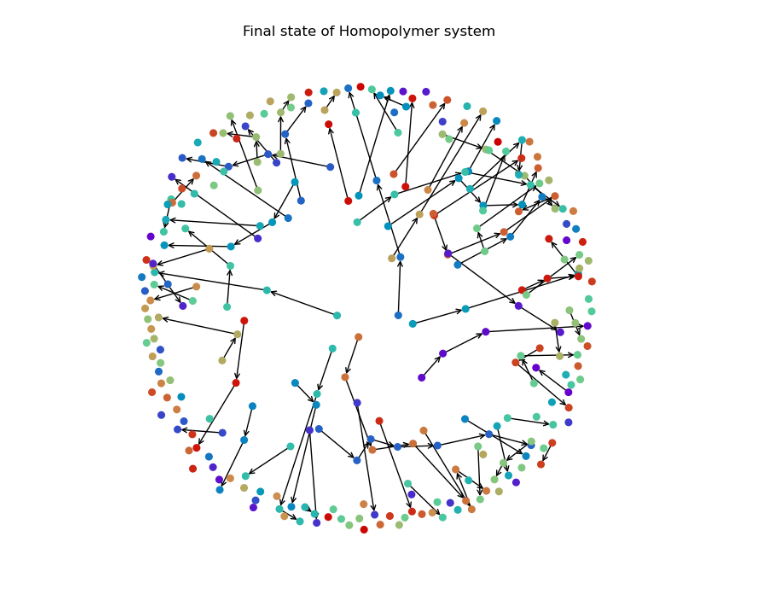
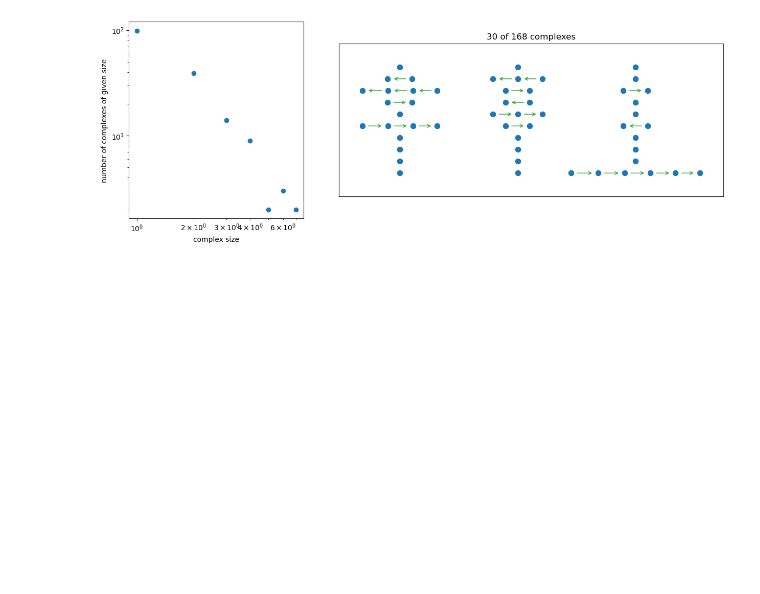
Before and after one commit to Rebecca-J-Rousseau/RousseauKinney2024_algebra, a Jupyter notebook: fast_gillespie/fast_homopolymer.ipynb, the cells around one changed output. Saved outputs shown, nothing was run; the diff lists cells and outputs as text; code cells hidden in the pictures; blank space fills up the shorter version.

```diff
--- a/fast_gillespie/fast_homopolymer.ipynb
+++ b/fast_gillespie/fast_homopolymer.ipynb
@@ -63,4 +65,36 @@ interactions_param =  40.0
-# %%
-fgv.plot_state(particle=A, interaction=J, directed=True, system_name='Homopolymer')
-# %% [output]
-[figure, removed]
+# %%
+# Compute nodes and edges
+nodes=[(f'A_{i[0]}',{'class':'A'}) for i in A.indices]
+edges=[(f'A_{i}', f'A_{j}', {'class':'J'}) for i,j in J.indices]
+
+# Specify properties for visualize_complexes
+node_properties={
+    'A': {'node_color': 'C0', 'node_shape': 'o', 'node_size':50},
+}
+edge_properties= {
+    'J': {'edge_color': 'C2', 'width': 1, 'arrowstyle': '->', 'arrowsize': 10}
+}
+
+# Make figure
+fig = plt.figure(figsize=(15,5))
+gs = gridspec.GridSpec(1, 3, figure=fig)
+
+# Plot complex sizes
+ax = fig.add_subplot(gs[0, 0])
+fgv.show_complex_sizes(nodes, edges, ax=ax)
+
+# Illustrate complexes
+ax = fig.add_subplot(gs[0, 1:])
+fgv.visualize_complexes(
+    nodes=nodes,
+    edges=edges,
+    node_properties=node_properties,
+    edge_properties=edge_properties,
+    grid_shape=(10,3),
+    x_spacing=5,
+    y_spacing=0.5,
+    ax=ax,
+    iterations=1000,
+    learning_rate=0.1)
+# %% [output]
+[figure, added]
```
Also changed, not shown: parts of 2 cells of this notebook, 11 other files.
